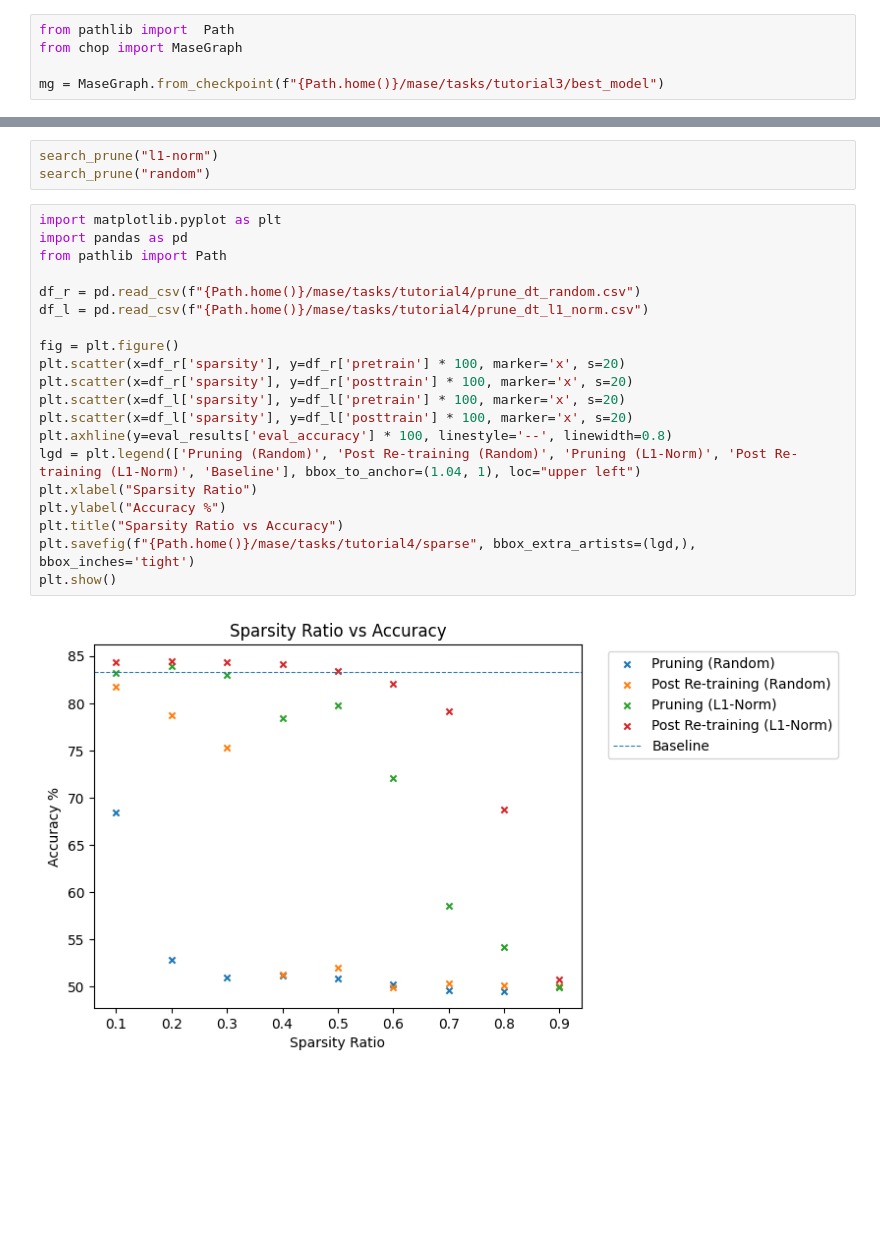
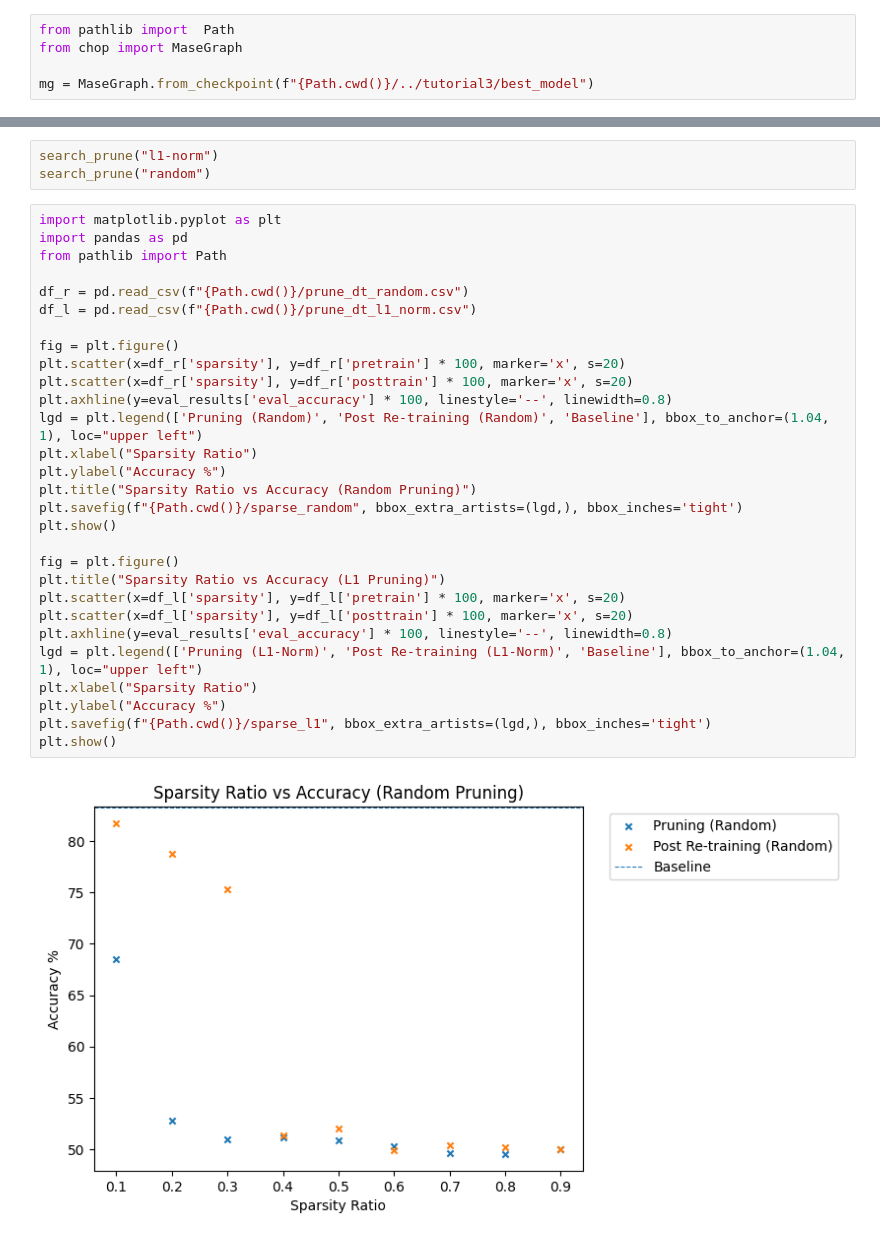
Before and after one commit to omaralkhatib03/mase, a Jupyter notebook: tasks/tutorial4/task1b.ipynb, the cells around one changed output, grey strips where cells are left out. Cells and saved outputs as stored; diff of their text form; blank space fills up the shorter version.

Commit message:
Done: Extension left

```diff
--- a/tasks/tutorial4/task1b.ipynb
+++ b/tasks/tutorial4/task1b.ipynb
@@ -9,7 +9,7 @@ import chop.passes as passes
 from pathlib import  Path
 from chop import MaseGraph
 
-mg = MaseGraph.from_checkpoint(f"{Path.home()}/mase/tasks/tutorial3/best_model")
+mg = MaseGraph.from_checkpoint(f"{Path.cwd()}/../tutorial3/best_model")
 # %%
 from chop.tools import get_tokenized_dataset, get_trainer
 
@@ -102,22 +101,31 @@ search_prune("random")
 # %%
 import matplotlib.pyplot as plt
 import pandas as pd
 from pathlib import Path
 
-df_r = pd.read_csv(f"{Path.home()}/mase/tasks/tutorial4/prune_dt_random.csv")
-df_l = pd.read_csv(f"{Path.home()}/mase/tasks/tutorial4/prune_dt_l1_norm.csv")
+df_r = pd.read_csv(f"{Path.cwd()}/prune_dt_random.csv")
+df_l = pd.read_csv(f"{Path.cwd()}/prune_dt_l1_norm.csv")
 
 fig = plt.figure()
 plt.scatter(x=df_r['sparsity'], y=df_r['pretrain'] * 100, marker='x', s=20)
 plt.scatter(x=df_r['sparsity'], y=df_r['posttrain'] * 100, marker='x', s=20)
+plt.axhline(y=eval_results['eval_accuracy'] * 100, linestyle='--', linewidth=0.8)
+lgd = plt.legend(['Pruning (Random)', 'Post Re-training (Random)', 'Baseline'], bbox_to_anchor=(1.04, 1), loc="upper left")
+plt.xlabel("Sparsity Ratio")
+plt.ylabel("Accuracy %")
+plt.title("Sparsity Ratio vs Accuracy (Random Pruning)")
+plt.savefig(f"{Path.cwd()}/sparse_random", bbox_extra_artists=(lgd,), bbox_inches='tight')
+plt.show()
+
+fig = plt.figure()
+plt.title("Sparsity Ratio vs Accuracy (L1 Pruning)")
 plt.scatter(x=df_l['sparsity'], y=df_l['pretrain'] * 100, marker='x', s=20)
 plt.scatter(x=df_l['sparsity'], y=df_l['posttrain'] * 100, marker='x', s=20)
 plt.axhline(y=eval_results['eval_accuracy'] * 100, linestyle='--', linewidth=0.8)
-lgd = plt.legend(['Pruning (Random)', 'Post Re-training (Random)', 'Pruning (L1-Norm)', 'Post Re-training (L1-Norm)', 'Baseline'], bbox_to_anchor=(1.04, 1), loc="upper left")
+lgd = plt.legend(['Pruning (L1-Norm)', 'Post Re-training (L1-Norm)', 'Baseline'], bbox_to_anchor=(1.04, 1), loc="upper left")
 plt.xlabel("Sparsity Ratio")
 plt.ylabel("Accuracy %")
-plt.title("Sparsity Ratio vs Accuracy")
-plt.savefig(f"{Path.home()}/mase/tasks/tutorial4/sparse", bbox_extra_artists=(lgd,), bbox_inches='tight')
+plt.savefig(f"{Path.cwd()}/sparse_l1", bbox_extra_artists=(lgd,), bbox_inches='tight')
 plt.show()
 # %% [output]
-[figure, old version]
+[figure, new version]
```
Also changed, not shown: parts of 5 cells of this notebook, 43 other files.
